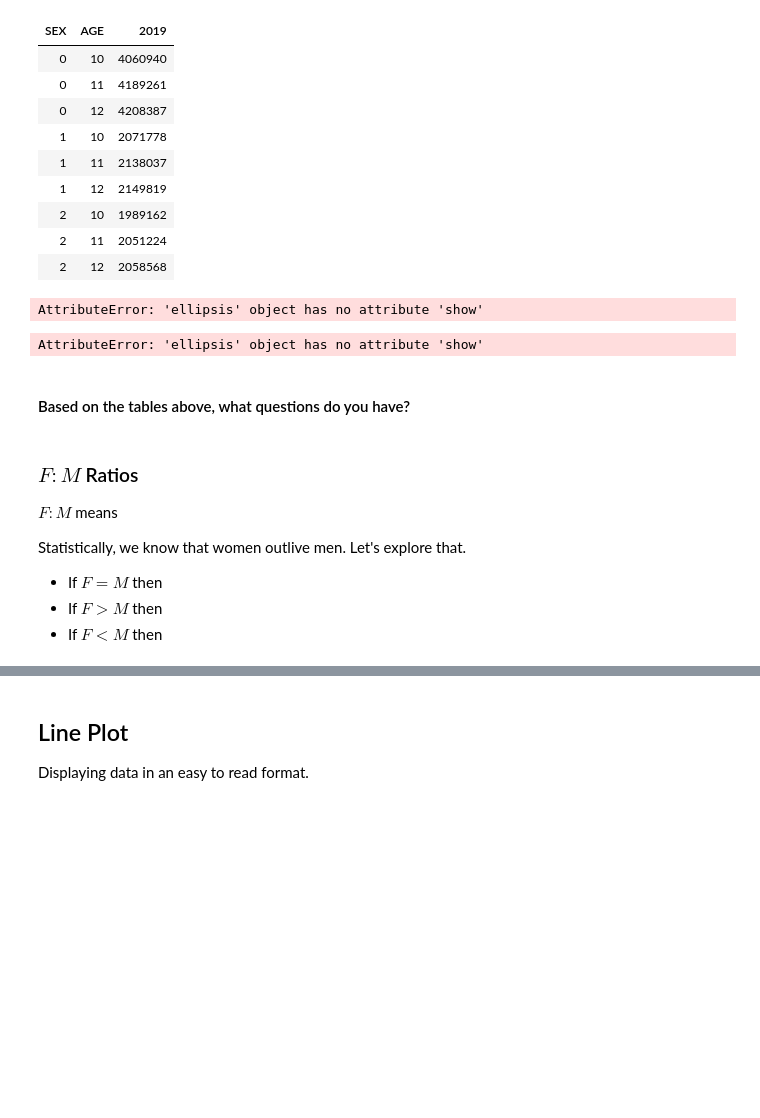
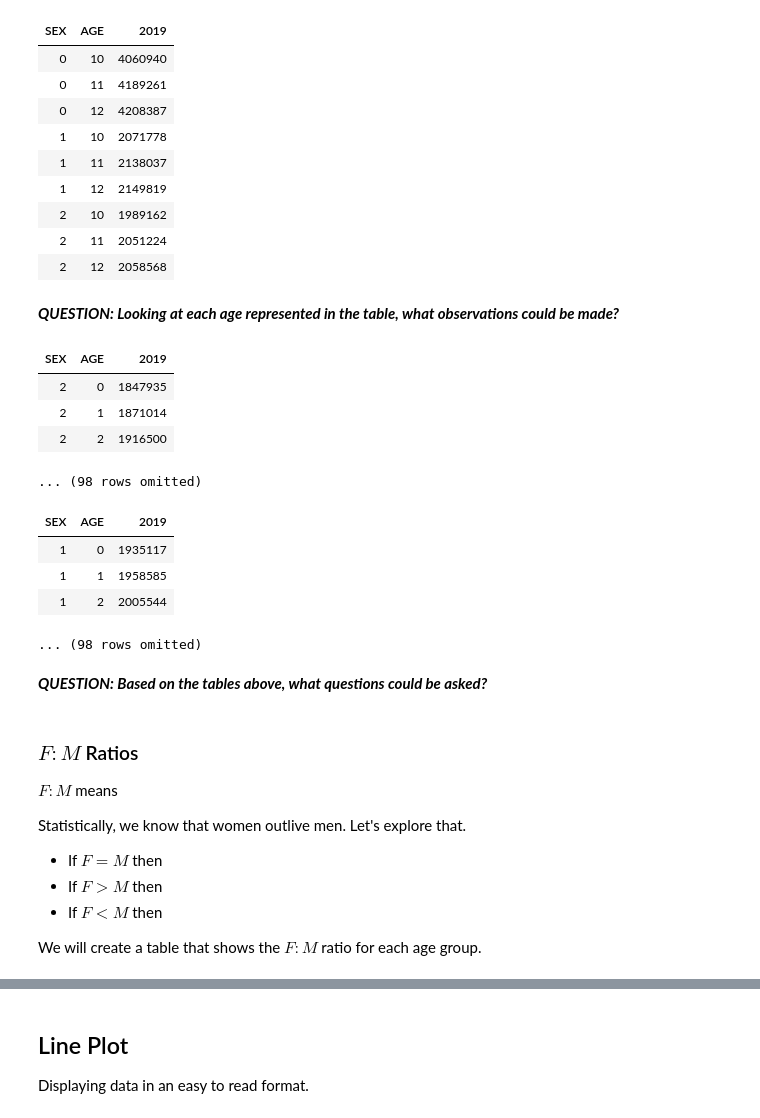
Before and after one commit to RHC-DSCI-100/Lecture-Notes, a Jupyter notebook: lecture/lec06_instructor.ipynb, the cells around one changed output, grey strips where cells are left out. Cells and saved outputs as stored; diff of their text form; code cells hidden in the pictures; blank space fills up the shorter version.

```diff
--- a/lecture/lec06_instructor.ipynb
+++ b/lecture/lec06_instructor.ipynb
@@ -234,25 +154,34 @@ preteen
 | 2 | 10 | 1989162 |
 | 2 | 11 | 2051224 |
 | 2 | 12 | 2058568 |
+# %% [markdown]
+***QUESTION: Looking at each age represented in the table, what observations could be made?***
 # %%
-# Write a table that contains all of the females from the 2019 table.
-females_all_rows = ...
+# COMPLETE: Create a table that contains all of the females from the 2019 table.
+females_all_rows = us_pop_2019.where('SEX', are.equal_to(2))
 
-# Write a new table from the table you just created that does only includes valid ages.
-females = ...
+# COMPLETE: Create a new table from the table you just created that does only includes valid ages.
+females = females_all_rows.where('AGE', are.not_equal_to(999))
 females.show(3)
 # %% [output]
+| SEX | AGE | 2019 |
+| 2 | 0 | 1847935 |
+| 2 | 1 | 1871014 |
+| 2 | 2 | 1916500 |
-AttributeError: 'ellipsis' object has no attribute 'show'
+... (98 rows omitted)
 # %%
-# Write a table that contains all of the males from the 2019 table for all valid ages.
-# Tip: Edit the code for the female table
-males_all_rows = ...
-males = ...
+# COMPLETE: Create a table that contains all of the males from the 2019 table for all valid ages.
+males_all_rows = us_pop_2019.where('SEX', are.equal_to(1))
+males = males_all_rows.where('AGE', are.not_equal_to(999))
 males.show(3)
 # %% [output]
+| SEX | AGE | 2019 |
+| 1 | 0 | 1935117 |
+| 1 | 1 | 1958585 |
+| 1 | 2 | 2005544 |
-AttributeError: 'ellipsis' object has no attribute 'show'
+... (98 rows omitted)
 # %% [markdown]
-#### Based on the tables above, what questions do you have?
+***QUESTION: Based on the tables above, what questions could be asked?***
 # %% [markdown]
 ### $F:M$ Ratios ###
 $F:M$ means
@@ -262,6 +191,8 @@ Statistically, we know that women outlive men. Let's explore that.
 * If $F = M$ then
 * If $F > M$ then
 * If $F < M$ then
+
+We will create a table that shows the $F:M$ ratio for each age group.
 # %%
 f_to_m_ratios = females.column(2) / males.column(2)
 
```
Also changed, not shown: parts of 37 cells of this notebook, 1 other file.
